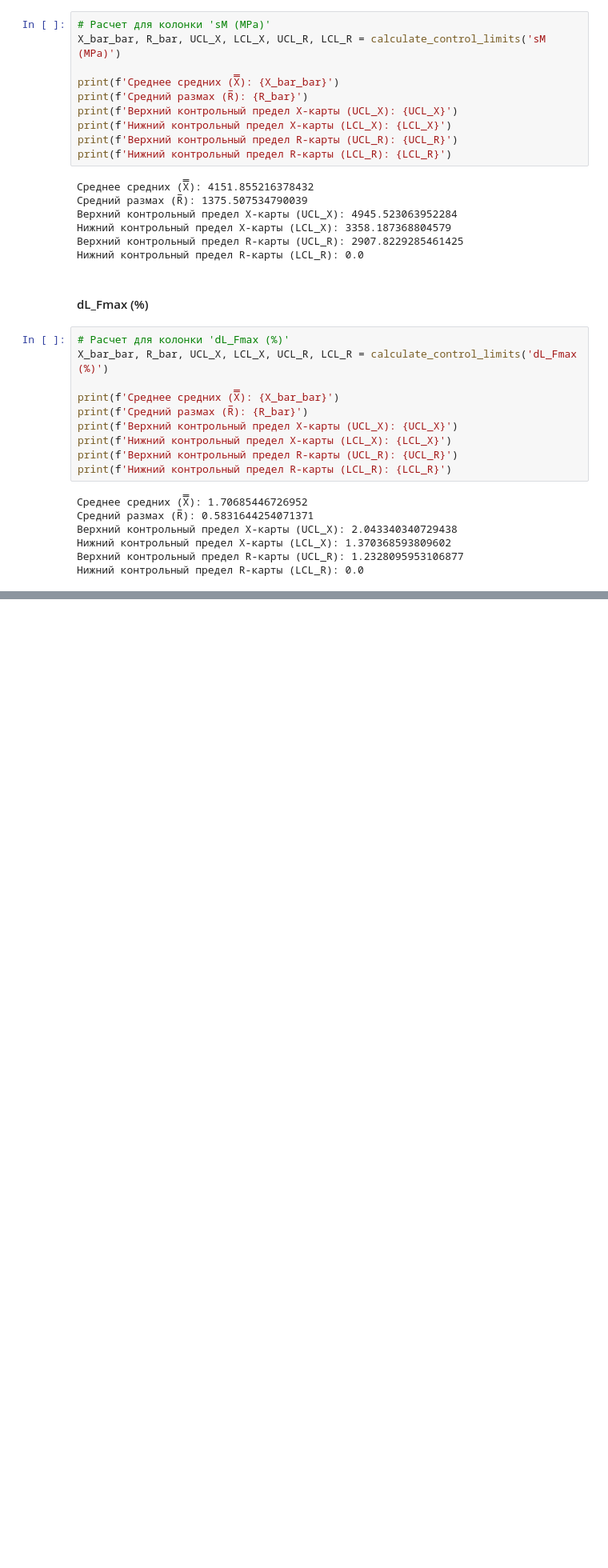
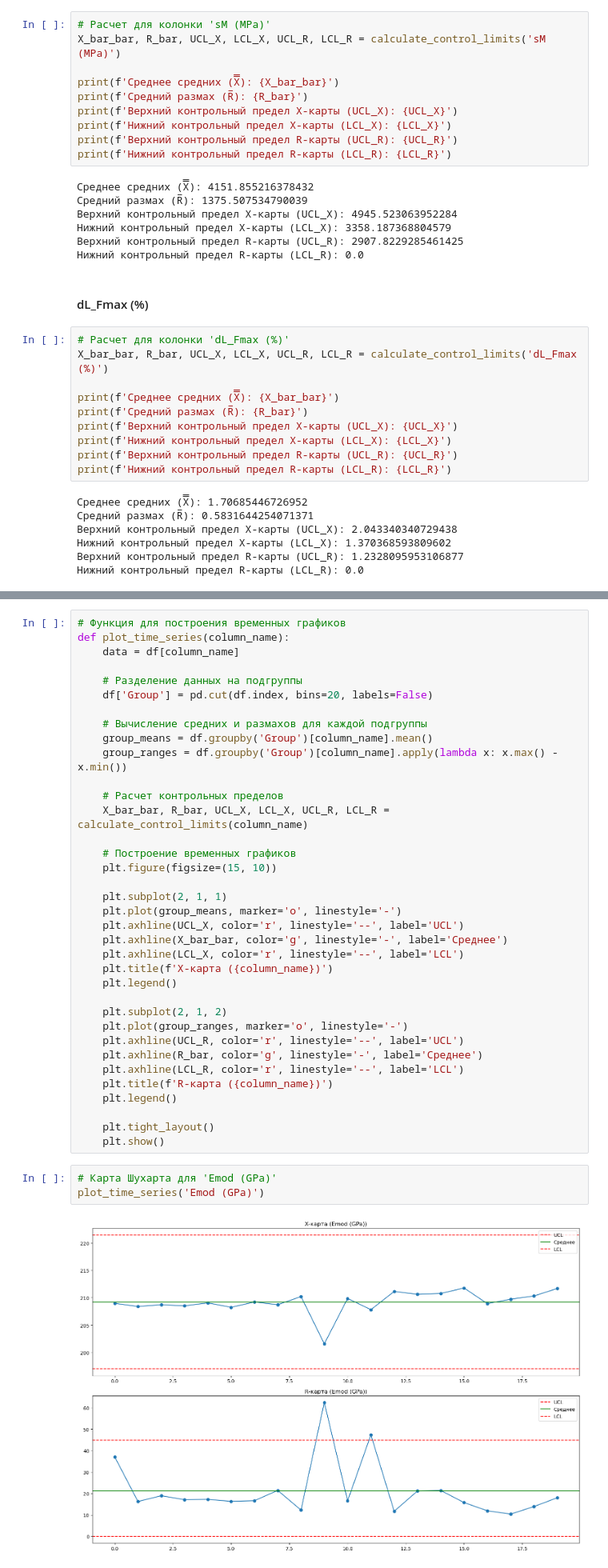
Before and after one commit to AlekseiRiabinin/Math_stats, a Jupyter notebook: hw1Agile.ipynb, the cells around one changed output, grey strips where cells are left out. Shown at 80% size. Cells and saved outputs as stored; diff of their text form; blank space fills up the shorter version.

Commit message:
Add Shewhart charts.

```diff
--- a/hw1Agile.ipynb
+++ b/hw1Agile.ipynb
@@ -249,0 +252,41 @@ print(f'Нижний контрольный предел R-карты (LCL_R): {
+# %%
+# Функция для построения временных графиков
+def plot_time_series(column_name):
+    data = df[column_name]
+
+    # Разделение данных на подгруппы
+    df['Group'] = pd.cut(df.index, bins=20, labels=False)
+
+    # Вычисление средних и размахов для каждой подгруппы
+    group_means = df.groupby('Group')[column_name].mean()
+    group_ranges = df.groupby('Group')[column_name].apply(lambda x: x.max() - x.min())
+
+    # Расчет контрольных пределов
+    X_bar_bar, R_bar, UCL_X, LCL_X, UCL_R, LCL_R = calculate_control_limits(column_name)
+
+    # Построение временных графиков
+    plt.figure(figsize=(15, 10))
+
+    plt.subplot(2, 1, 1)
+    plt.plot(group_means, marker='o', linestyle='-')
+    plt.axhline(UCL_X, color='r', linestyle='--', label='UCL')
+    plt.axhline(X_bar_bar, color='g', linestyle='-', label='Среднее')
+    plt.axhline(LCL_X, color='r', linestyle='--', label='LCL')
+    plt.title(f'X-карта ({column_name})')
+    plt.legend()
+
+    plt.subplot(2, 1, 2)
+    plt.plot(group_ranges, marker='o', linestyle='-')
+    plt.axhline(UCL_R, color='r', linestyle='--', label='UCL')
+    plt.axhline(R_bar, color='g', linestyle='-', label='Среднее')
+    plt.axhline(LCL_R, color='r', linestyle='--', label='LCL')
+    plt.title(f'R-карта ({column_name})')
+    plt.legend()
+
+    plt.tight_layout()
+    plt.show()
+# %%
+# Карта Шухарта для 'Emod (GPa)'
+plot_time_series('Emod (GPa)')
+# %% [output]
+[figure, added]
```
Also changed, not shown: parts of 5 cells of this notebook.
